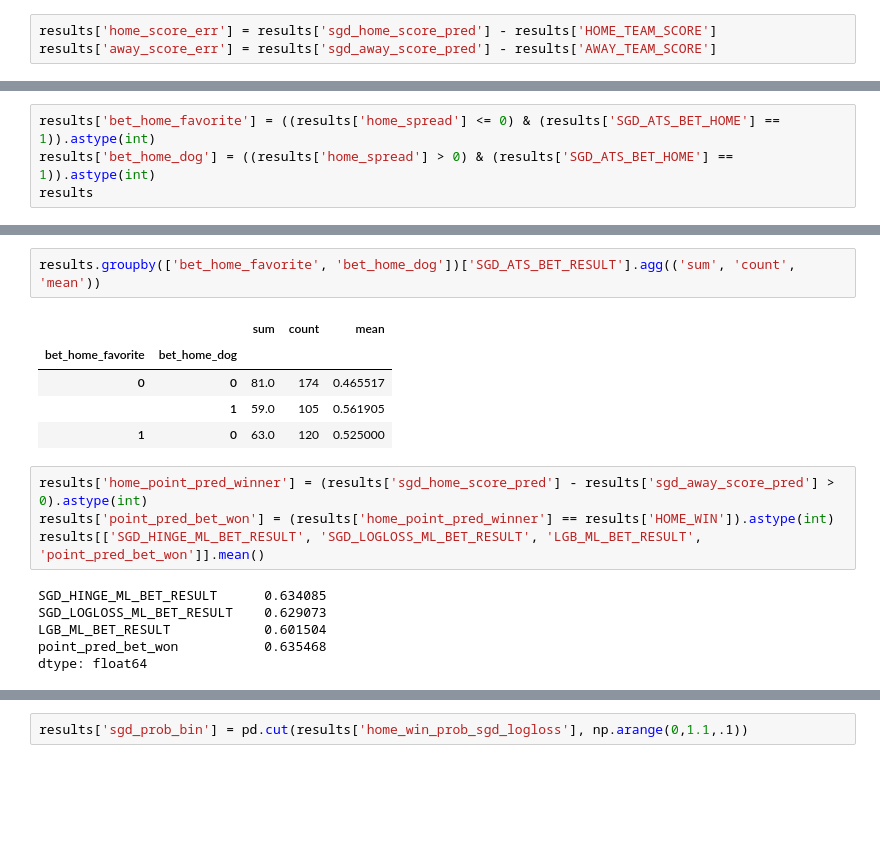
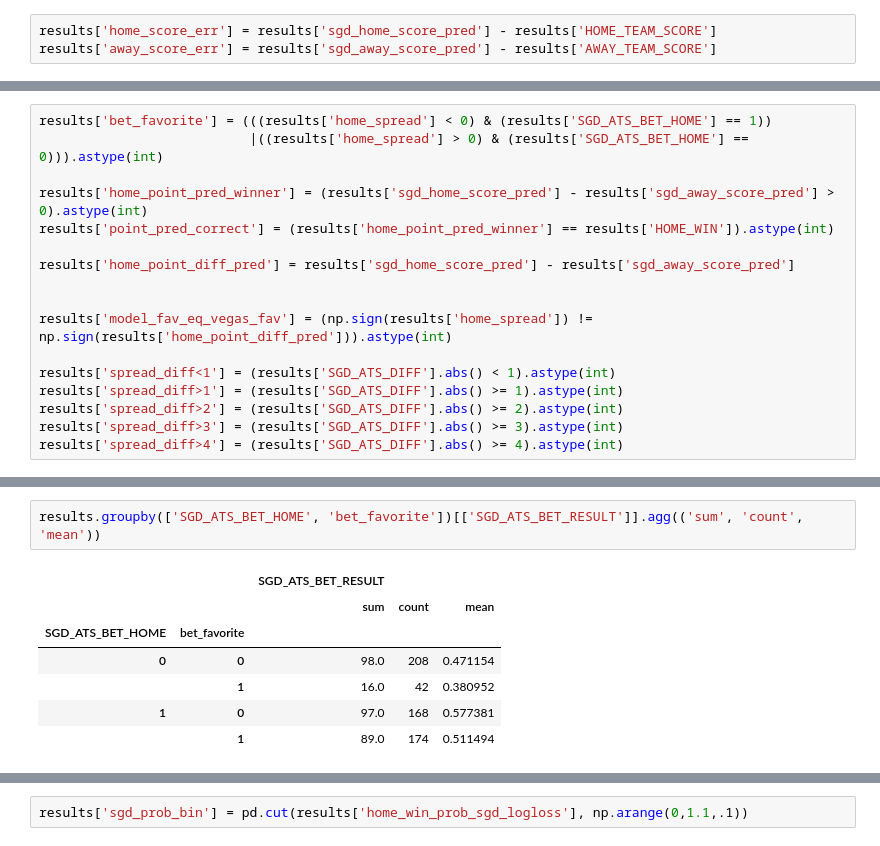
Before and after one commit to jnish23/NBA_Model_V2, a Jupyter notebook: notebooks/betting_results_analysis.ipynb, the cells around one changed output, grey strips where cells are left out. Cells and saved outputs as stored; diff of their text form; blank space fills up the shorter version.

```diff
--- a/notebooks/betting_results_analysis.ipynb
+++ b/notebooks/betting_results_analysis.ipynb
@@ -130,4 +129,0 @@ betting_stats_by_team.sort_values('ats_pct', ascending=False)
-# %%
-results['bet_home_favorite'] = ((results['home_spread'] <= 0) & (results['SGD_ATS_BET_HOME'] == 1)).astype(int)
-results['bet_home_dog'] = ((results['home_spread'] > 0) & (results['SGD_ATS_BET_HOME'] == 1)).astype(int)
-results
@@ -163,0 +130,17 @@ results.loc[results['bet_home_favorite'] == results['bet_home_dog']]
+# %%
+results['bet_favorite'] = (((results['home_spread'] < 0) & (results['SGD_ATS_BET_HOME'] == 1))
+                           |((results['home_spread'] > 0) & (results['SGD_ATS_BET_HOME'] == 0))).astype(int)
+
+results['home_point_pred_winner'] = (results['sgd_home_score_pred'] - results['sgd_away_score_pred'] > 0).astype(int)
+results['point_pred_correct'] = (results['home_point_pred_winner'] == results['HOME_WIN']).astype(int)
+
+results['home_point_diff_pred'] = results['sgd_home_score_pred'] - results['sgd_away_score_pred']
+
+
+results['model_fav_eq_vegas_fav'] = (np.sign(results['home_spread']) != np.sign(results['home_point_diff_pred'])).astype(int)
+
+results['spread_diff<1'] = (results['SGD_ATS_DIFF'].abs() < 1).astype(int)
+results['spread_diff>1'] = (results['SGD_ATS_DIFF'].abs() >= 1).astype(int)
+results['spread_diff>2'] = (results['SGD_ATS_DIFF'].abs() >= 2).astype(int)
+results['spread_diff>3'] = (results['SGD_ATS_DIFF'].abs() >= 3).astype(int)
+results['spread_diff>4'] = (results['SGD_ATS_DIFF'].abs() >= 4).astype(int)
@@ -164,18 +204,10 @@ results.loc[results['bet_home_favorite'] == results['bet_home_dog']]
 # %%
-results.groupby(['bet_home_favorite', 'bet_home_dog'])['SGD_ATS_BET_RESULT'].agg(('sum', 'count', 'mean'))
+results.groupby(['SGD_ATS_BET_HOME', 'bet_favorite'])[['SGD_ATS_BET_RESULT']].agg(('sum', 'count', 'mean'))
 # %% [output]
+|  |  | SGD_ATS_BET_RESULT |  |  |
 |  |  | sum | count | mean |
-| bet_home_favorite | bet_home_dog |  |  |  |
-| 0 | 0 | 81.0 | 174 | 0.465517 |
-|  | 1 | 59.0 | 105 | 0.561905 |
-| 1 | 0 | 63.0 | 120 | 0.525000 |
+| SGD_ATS_BET_HOME | bet_favorite |  |  |  |
+| 0 | 0 | 98.0 | 208 | 0.471154 |
+|  | 1 | 16.0 | 42 | 0.380952 |
+| 1 | 0 | 97.0 | 168 | 0.577381 |
+|  | 1 | 89.0 | 174 | 0.511494 |
-# %%
-results['home_point_pred_winner'] = (results['sgd_home_score_pred'] - results['sgd_away_score_pred'] > 0).astype(int)
-results['point_pred_bet_won'] = (results['home_point_pred_winner'] == results['HOME_WIN']).astype(int)
-results[['SGD_HINGE_ML_BET_RESULT', 'SGD_LOGLOSS_ML_BET_RESULT', 'LGB_ML_BET_RESULT', 'point_pred_bet_won']].mean()
-# %% [output]
-SGD_HINGE_ML_BET_RESULT      0.634085
-SGD_LOGLOSS_ML_BET_RESULT    0.629073
-LGB_ML_BET_RESULT            0.601504
-point_pred_bet_won           0.635468
-dtype: float64
```
Also changed, not shown: parts of 31 cells of this notebook, 9 other files.
